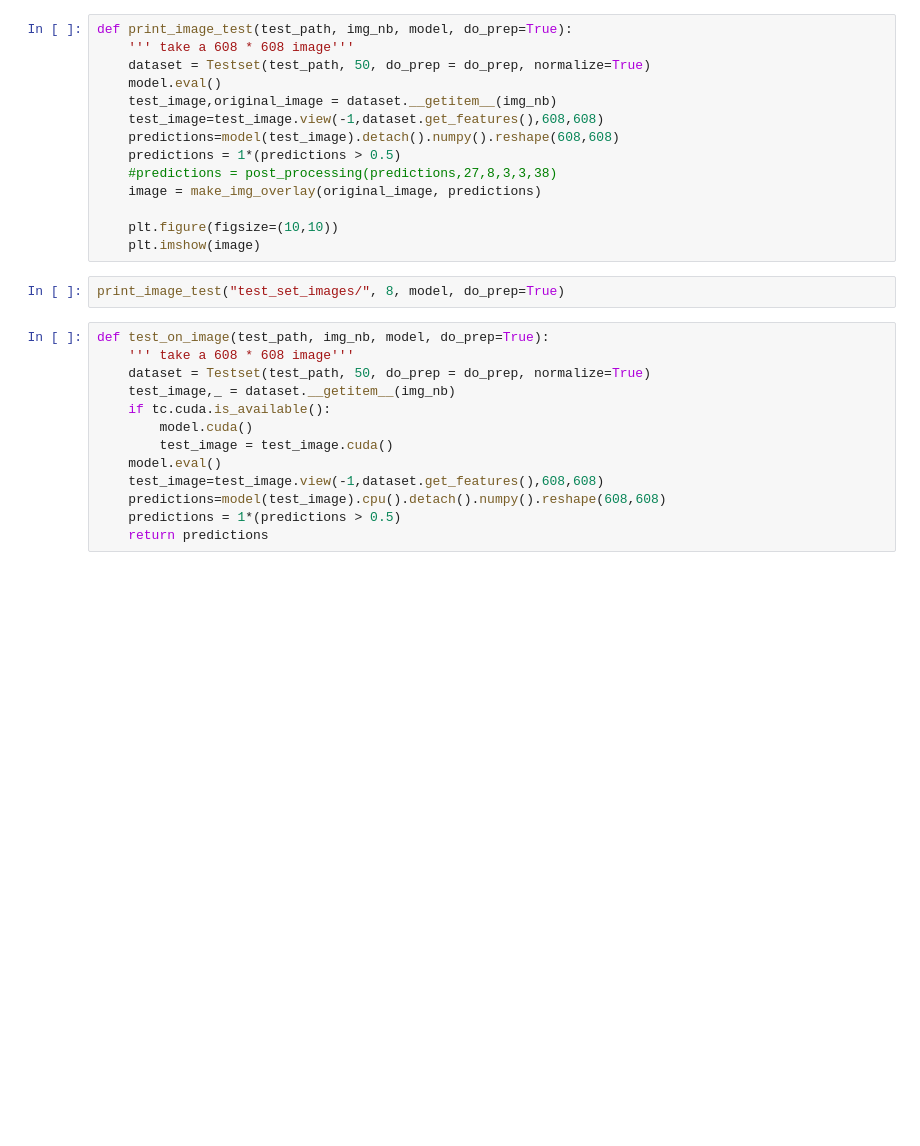
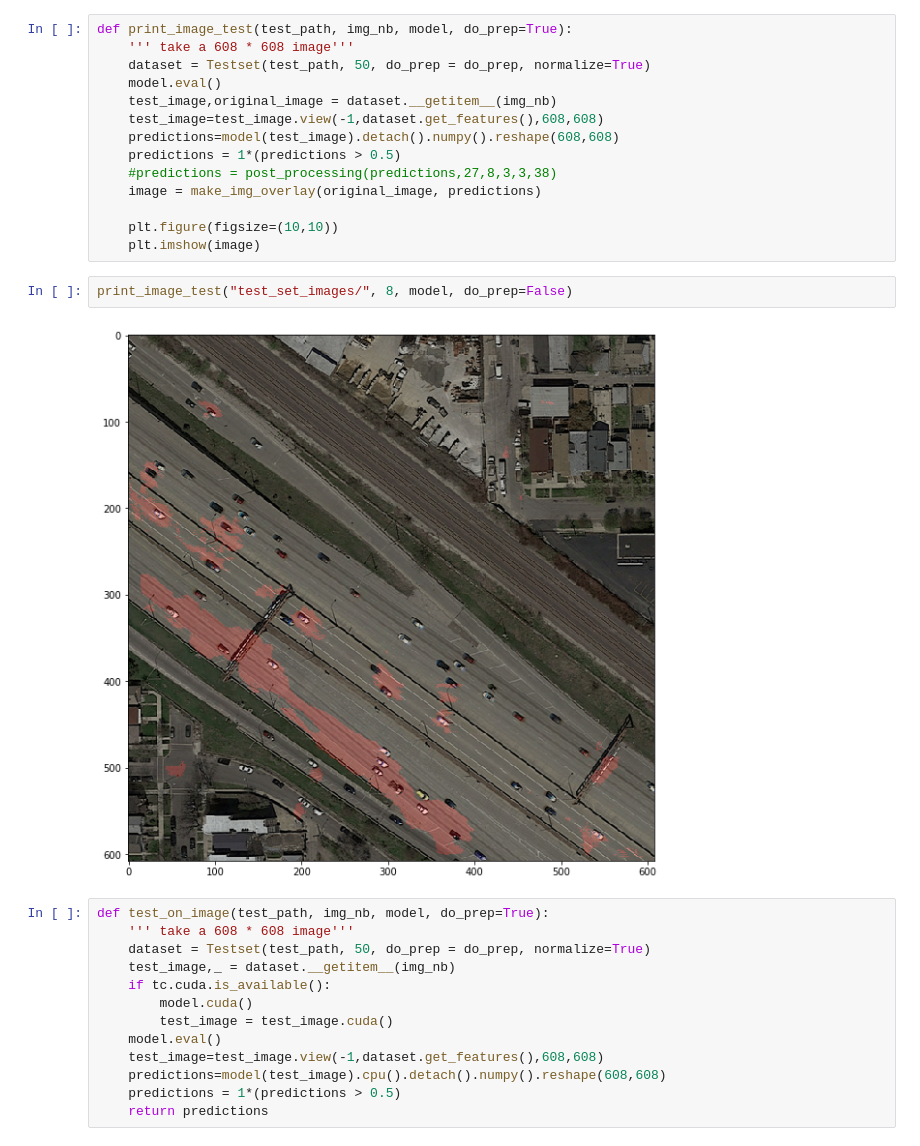
Before and after one commit to diegofiori/ML_RoadSegmentation, a Jupyter notebook: ML_notebook_Diego.ipynb, the cells around one changed output. Drawn from its saved outputs; the diff is of its cells as text; blank space fills up the shorter version.

```diff
--- a/ML_notebook_Diego.ipynb
+++ b/ML_notebook_Diego.ipynb
@@ -488,7 +500,9 @@ def print_image_test(test_path, img_nb, model, do_prep=True):
     plt.figure(figsize=(10,10))
     plt.imshow(image)
 # %%
-print_image_test("test_set_images/", 8, model, do_prep=True)
+print_image_test("test_set_images/", 8, model, do_prep=False)
+# %% [output]
+[figure, added]
 # %%
 def test_on_image(test_path, img_nb, model, do_prep=True):
     ''' take a 608 * 608 image'''
```
Also changed, not shown: parts of 3 cells of this notebook.
